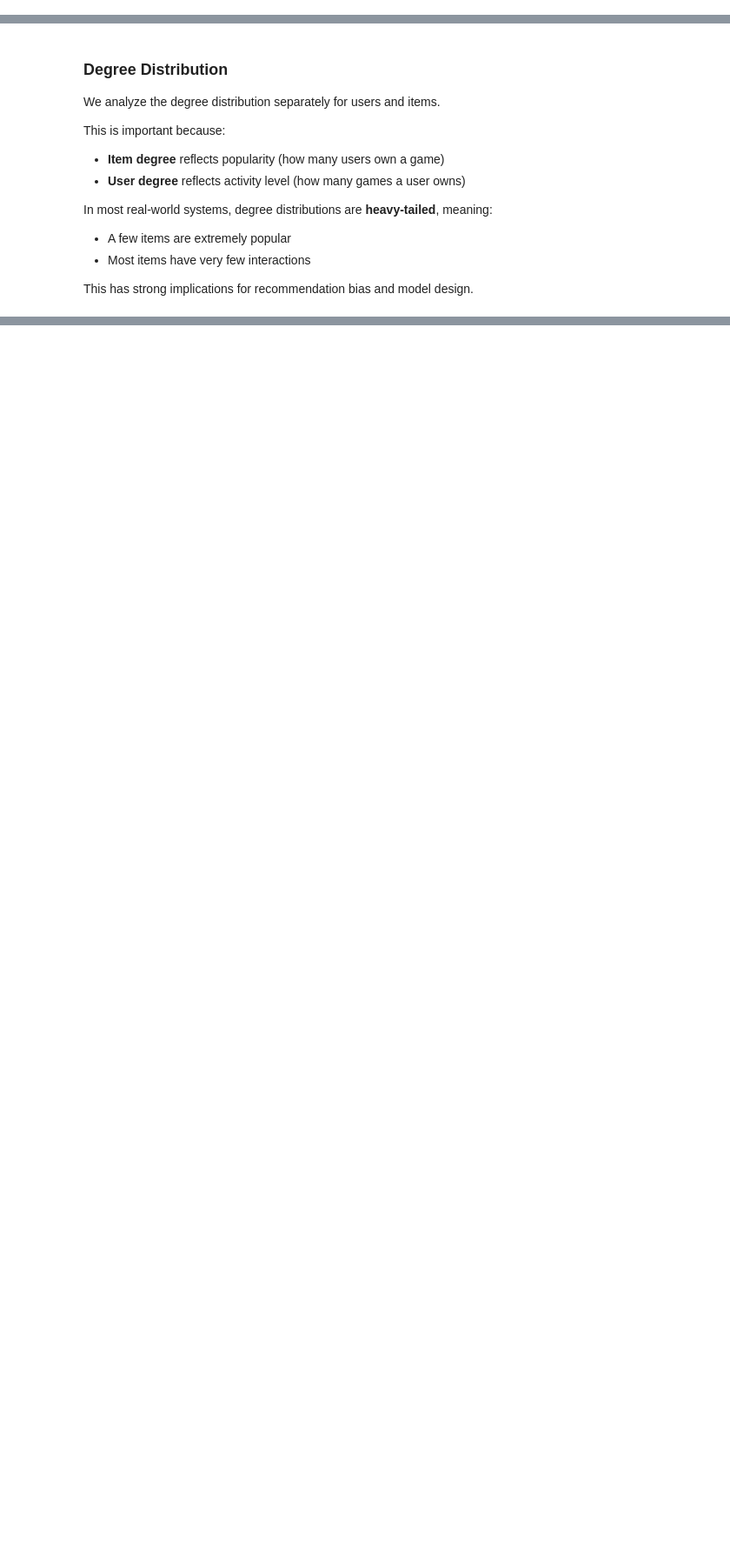
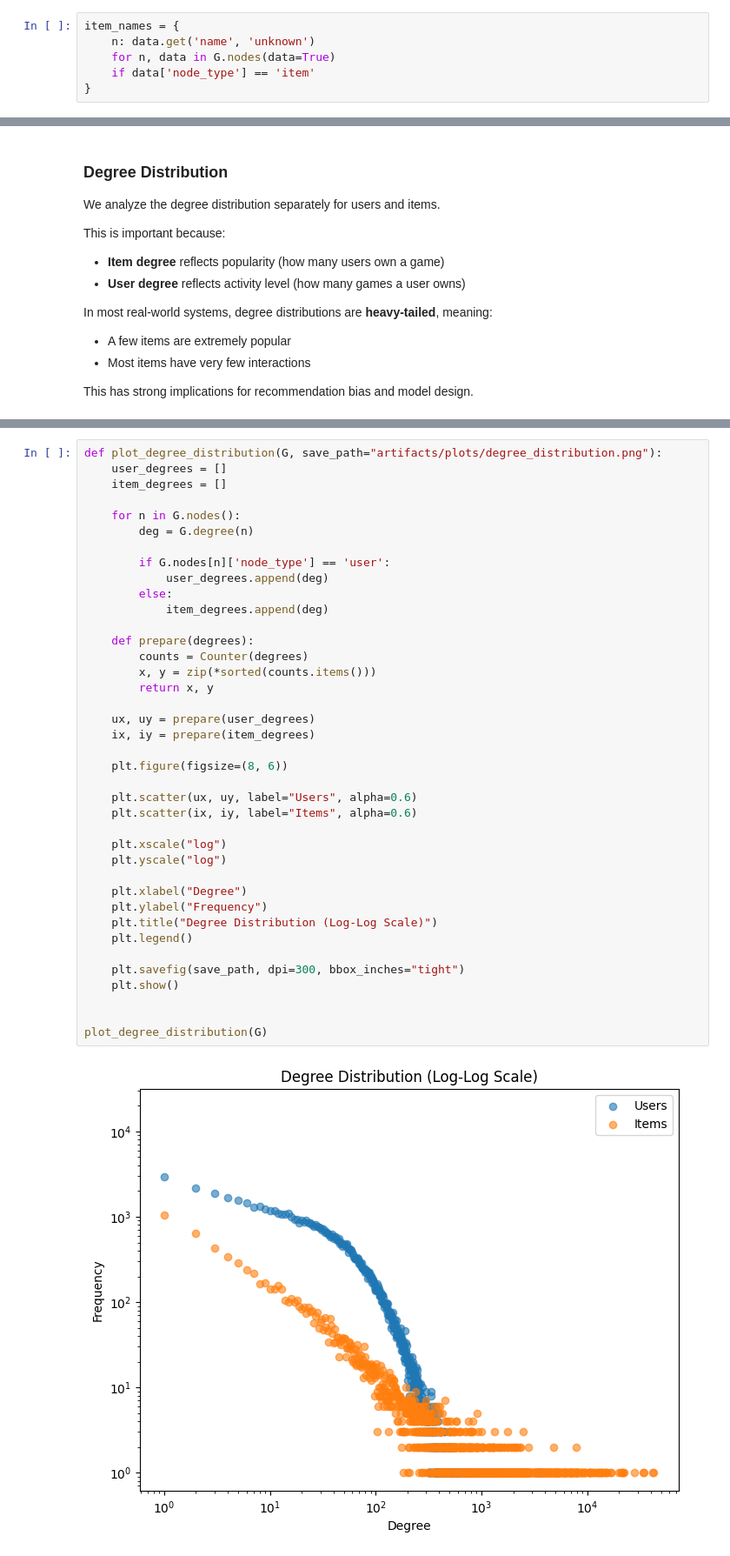
Before and after one commit to tomi-trost/gnn-recommendation-system, a Jupyter notebook: graph_analysis/analysis.ipynb, the cells around one changed output, grey strips where cells are left out. Shown at 87% size. Drawn from its saved outputs; the diff is of its cells as text; blank space fills up the shorter version.

```diff
--- a/graph_analysis/analysis.ipynb
+++ b/graph_analysis/analysis.ipynb
@@ -31,3 +47,9 @@ with open('../data/australian_users_items.json', encoding='utf-8') as f:
+# %%
+item_names = {
+    n: data.get('name', 'unknown')
+    for n, data in G.nodes(data=True)
+    if data['node_type'] == 'item'
+}
 # %% [markdown]
 ### Basic Graph Statistics
 
@@ -111,3 +148,44 @@ plot_degree_distribution(item_degrees, "Item Degree Distribution")
+# %%
+def plot_degree_distribution(G, save_path="artifacts/plots/degree_distribution.png"):
+    user_degrees = []
+    item_degrees = []
+
+    for n in G.nodes():
+        deg = G.degree(n)
+
+        if G.nodes[n]['node_type'] == 'user':
+            user_degrees.append(deg)
+        else:
+            item_degrees.append(deg)
+
+    def prepare(degrees):
+        counts = Counter(degrees)
+        x, y = zip(*sorted(counts.items()))
+        return x, y
+
+    ux, uy = prepare(user_degrees)
+    ix, iy = prepare(item_degrees)
+
+    plt.figure(figsize=(8, 6))
+
+    plt.scatter(ux, uy, label="Users", alpha=0.6)
+    plt.scatter(ix, iy, label="Items", alpha=0.6)
+
+    plt.xscale("log")
+    plt.yscale("log")
+
+    plt.xlabel("Degree")
+    plt.ylabel("Frequency")
+    plt.title("Degree Distribution (Log-Log Scale)")
+    plt.legend()
+
+    plt.savefig(save_path, dpi=300, bbox_inches="tight")
+    plt.show()
+
+
+plot_degree_distribution(G)
+# %% [output]
+[figure, added]
 # %% [markdown]
 ### Comparison with Random Graph Models
 
```
Also changed, not shown: parts of 15 cells of this notebook.
